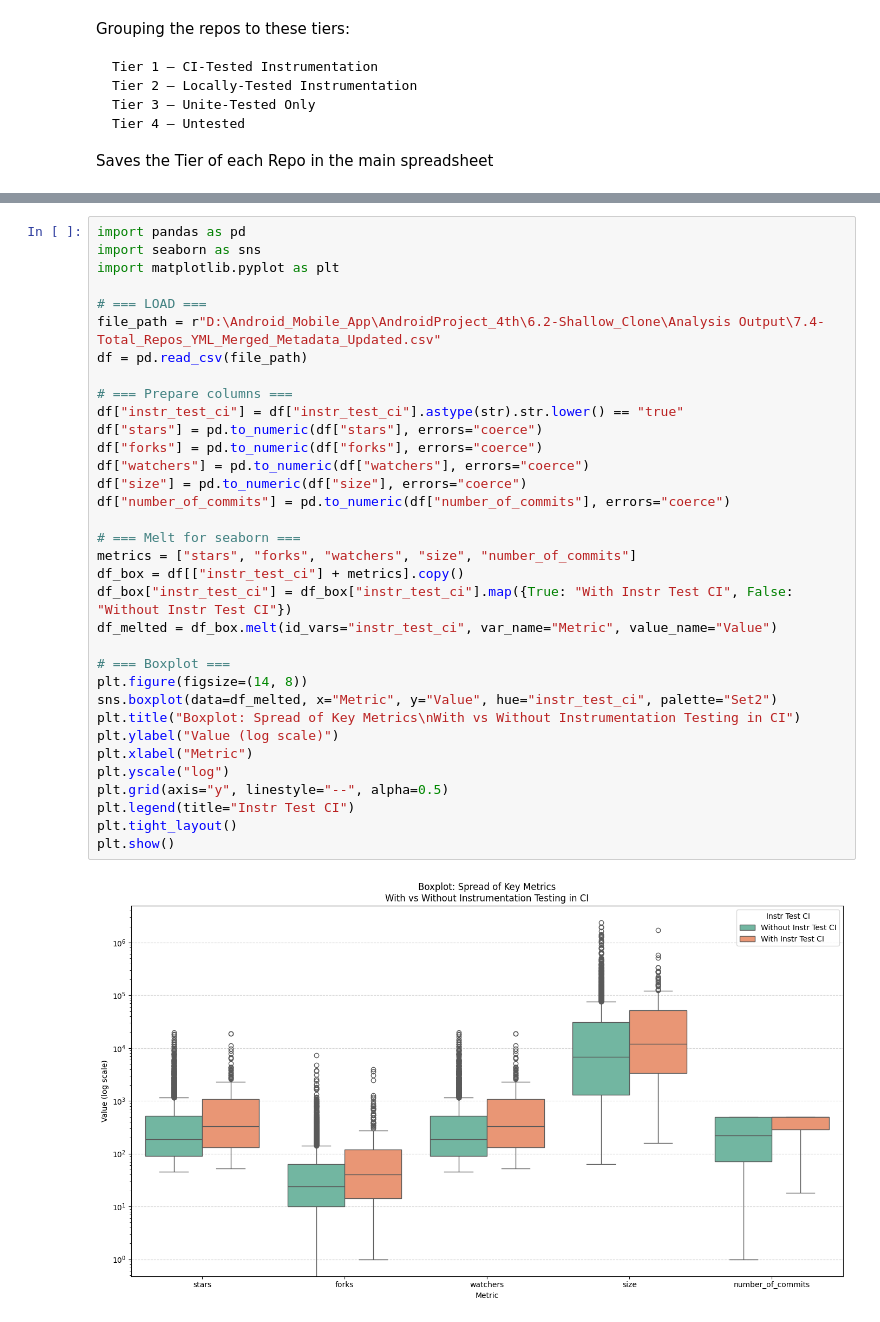
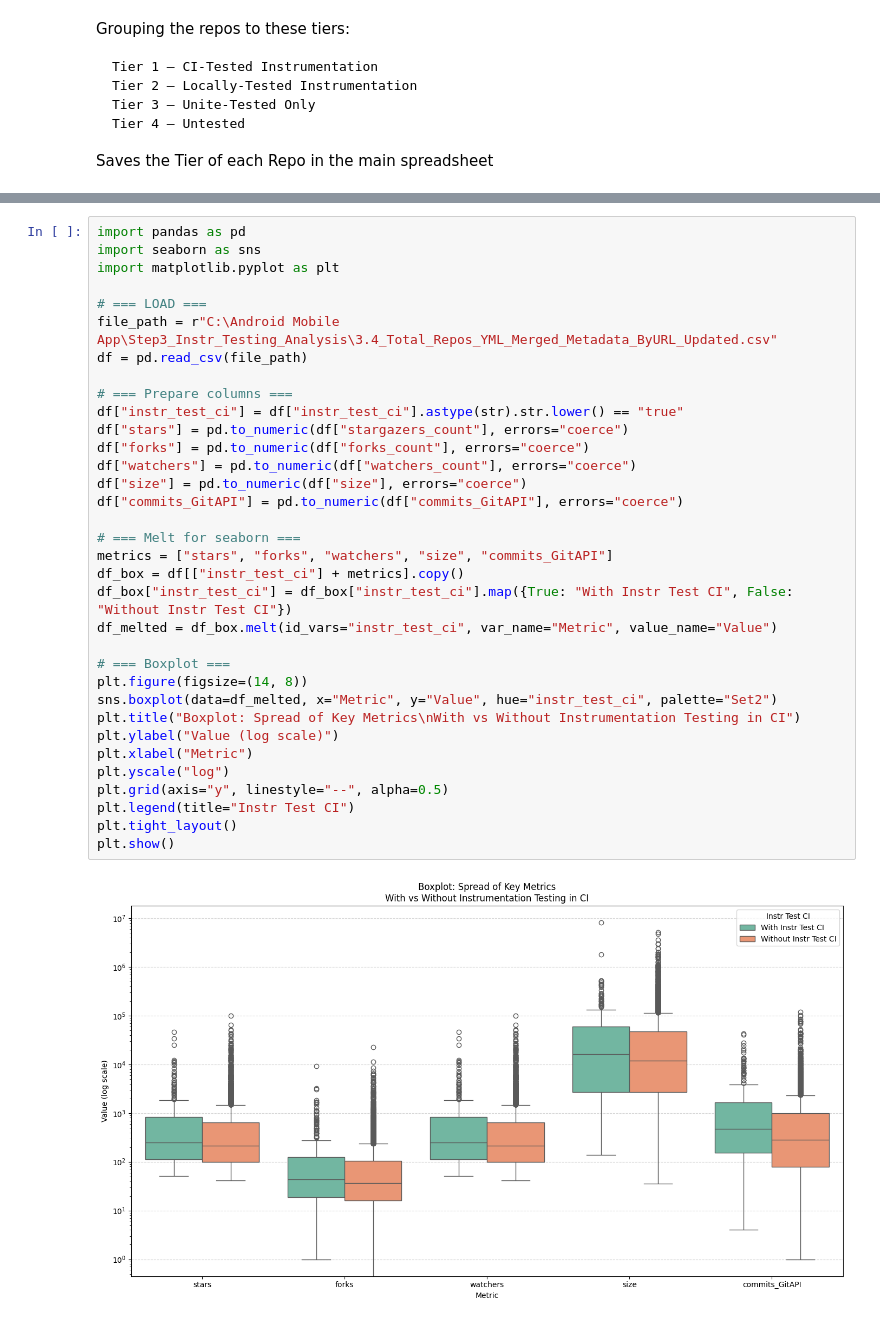
Before and after one commit to behnamparsa/Android-Mobile-Apps, a Jupyter notebook: Type 1 - 3.6.Descriptive statistics.ipynb, the cells around one changed output, grey strips where cells are left out. Cells and saved outputs as stored; diff of their text form.

```diff
--- a/Type 1 - 3.6.Descriptive statistics.ipynb
+++ b/Type 1 - 3.6.Descriptive statistics.ipynb
@@ -321,39 +321,39 @@ Name: count, dtype: float64
 # %%
 import pandas as pd
 import seaborn as sns
 import matplotlib.pyplot as plt
 
 # === LOAD ===
-file_path = r"D:\Android_Mobile_App\AndroidProject_4th\6.2-Shallow_Clone\Analysis Output\7.4-Total_Repos_YML_Merged_Metadata_Updated.csv"
+file_path = r"C:\Android Mobile App\Step3_Instr_Testing_Analysis\3.4_Total_Repos_YML_Merged_Metadata_ByURL_Updated.csv"
 df = pd.read_csv(file_path)
 
 # === Prepare columns ===
 df["instr_test_ci"] = df["instr_test_ci"].astype(str).str.lower() == "true"
-df["stars"] = pd.to_numeric(df["stars"], errors="coerce")
-df["forks"] = pd.to_numeric(df["forks"], errors="coerce")
-df["watchers"] = pd.to_numeric(df["watchers"], errors="coerce")
+df["stars"] = pd.to_numeric(df["stargazers_count"], errors="coerce")
+df["forks"] = pd.to_numeric(df["forks_count"], errors="coerce")
+df["watchers"] = pd.to_numeric(df["watchers_count"], errors="coerce")
 df["size"] = pd.to_numeric(df["size"], errors="coerce")
-df["number_of_commits"] = pd.to_numeric(df["number_of_commits"], errors="coerce")
+df["commits_GitAPI"] = pd.to_numeric(df["commits_GitAPI"], errors="coerce")
 
 # === Melt for seaborn ===
-metrics = ["stars", "forks", "watchers", "size", "number_of_commits"]
+metrics = ["stars", "forks", "watchers", "size", "commits_GitAPI"]
 df_box = df[["instr_test_ci"] + metrics].copy()
 df_box["instr_test_ci"] = df_box["instr_test_ci"].map({True: "With Instr Test CI", False: "Without Instr Test CI"})
 df_melted = df_box.melt(id_vars="instr_test_ci", var_name="Metric", value_name="Value")
 
 # === Boxplot ===
 plt.figure(figsize=(14, 8))
 sns.boxplot(data=df_melted, x="Metric", y="Value", hue="instr_test_ci", palette="Set2")
 plt.title("Boxplot: Spread of Key Metrics\nWith vs Without Instrumentation Testing in CI")
 plt.ylabel("Value (log scale)")
 plt.xlabel("Metric")
 plt.yscale("log")
 plt.grid(axis="y", linestyle="--", alpha=0.5)
 plt.legend(title="Instr Test CI")
 plt.tight_layout()
 plt.show()
 # %% [output]
-[figure, old version]
+[figure, new version]
 # %%
 import pandas as pd
 import matplotlib.pyplot as plt
```
Also changed, not shown: parts of 6 cells of this notebook, 4 other files.
